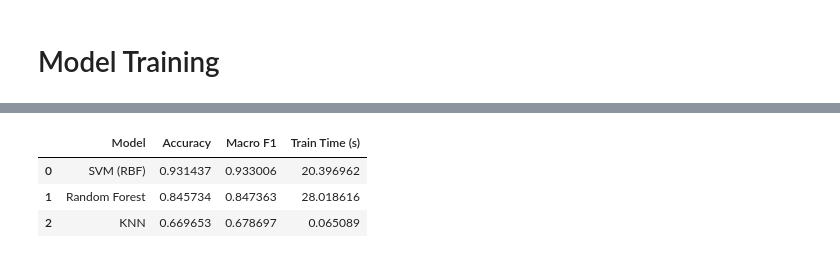
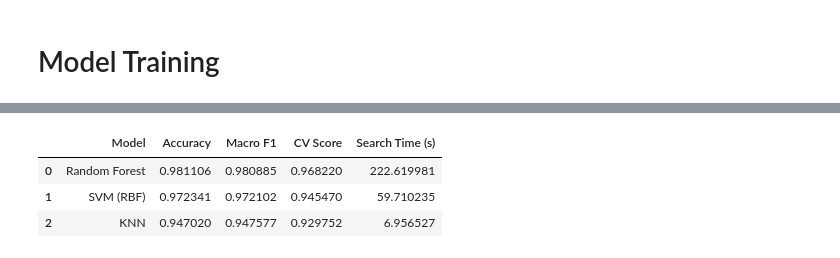
Before and after one commit to heshamyehia/Hand_Gesture_Recognition, a Jupyter notebook: hand_landmarks.ipynb, the cells around one changed output, grey strips where cells are left out. Saved outputs shown, nothing was run; the diff lists cells and outputs as text; code cells hidden in the pictures.

Commit message:
feat: add normalized preprocessing and model comparison workflow

```diff
--- a/hand_landmarks.ipynb
+++ b/hand_landmarks.ipynb
@@ -140,7 +312,7 @@ after_rows = len(proc_df)
 
 # Missing value handling: fill feature NaNs with feature-wise median
 missing_before = proc_df[feature_cols].isna().sum().sum()
-feature_medians = proc_df[feature_cols].median()
+feature_medians = proc_df[feature_cols].mean()
 proc_df[feature_cols] = proc_df[feature_cols].fillna(feature_medians)
 missing_after = proc_df[feature_cols].isna().sum().sum()
 
@@ -211,6 +383,8 @@ from sklearn.ensemble import RandomForestClassifier
 from sklearn.svm import SVC
 from sklearn.neighbors import KNeighborsClassifier
 from sklearn.metrics import accuracy_score, f1_score, classification_report
+from sklearn.experimental import enable_halving_search_cv  # noqa
+from sklearn.model_selection import HalvingRandomSearchCV
 
 # Ensure preprocessing cell has been executed
 required_vars = ["X_train_norm", "X_test_norm", "y_train", "y_test"]
@@ -220,22 +394,79 @@ if missing_vars:
         f"Run the preprocessing cell first. Missing variables: {missing_vars}"
     )
 
-# Train and compare at least 3 models
-models = {
-    "Random Forest": RandomForestClassifier(n_estimators=300, random_state=42, n_jobs=-1),
-    "SVM (RBF)": SVC(kernel="rbf", C=5, gamma="scale", random_state=42),
-    "KNN": KNeighborsClassifier(n_neighbors=7),
+# Define base models and parameter distributions for randomized search
+model_configs = {
+    "Random Forest": {
+        "model": RandomForestClassifier(random_state=42, n_jobs=-1),
+        "params": {
+            "n_estimators": [100, 200, 300],
+            "max_depth": [None, 10, 20, 30],
+            "min_samples_split": [2, 5, 10],
+            "min_samples_leaf": [1, 2, 4],
+            "max_features": ["sqrt", "log2", None]
+        }
+    },
+    "SVM (RBF)": {
+        "model": SVC(kernel="rbf", random_state=42),
+        "params": {
+            "C": [0.1, 0.5, 1, 2],
+            "gamma": ["scale", "auto", 0.001, 0.01]
+        }
+    },
+    "KNN": {
+        "model": KNeighborsClassifier(),
+        "params": {
+            "n_neighbors": [3, 5, 7, 9, 11, 15],
+            "weights": ["uniform", "distance"],
+            "metric": ["euclidean", "manhattan", "minkowski"],
+            "p": [1, 2]
+        }
+    }
 }
+
+# Run Halving Random Search for each model
+# How it works: starts with 20 candidates on a small data subset,
+# each round keeps the top 1/3 (factor=3) and trains on 3x more data,
+# so only the best ~2 candidates ever train on the full dataset.
+print("Running Halving Random Search for hyperparameter tuning...")
+print("=" * 60)
 
 results = []
 trained_models = {}
+best_params_dict = {}
 
-for model_name, model in models.items():
+for model_name, config in model_configs.items():
+    print(f"\n{model_name}:")
+    print("-" * 40)
+
     t0 = perf_counter()
-    model.fit(X_train_norm, y_train)
-    train_time = perf_counter() - t0
 
-    y_pred = model.predict(X_test_norm)
+    random_search = HalvingRandomSearchCV(
+        estimator=config["model"],
+        param_distributions=config["params"],
+        n_candidates=20,          # start with 20 candidates in round 1
+        factor=3,                 # keep top 1/3 each round, use 3x more data each round
+        cv=2,                     # 2-fold CV (fast, enough for elimination rounds)
+        scoring="accuracy",
+        aggressive_elimination=True,  # eliminate poor candidates even if data is limited
+        n_jobs=-1,
+        random_state=42,
+    )
+
+    random_search.fit(X_train_norm, y_train)
+    search_time = perf_counter() - t0
+
+    # Get best model
+    best_model = random_search.best_estimator_
+    best_params = random_search.best_params_
+    best_params_dict[model_name] = best_params
+
+    print(f"Best parameters: {best_params}")
+    print(f"Best CV score: {random_search.best_score_:.4f}")
+    print(f"Search time: {search_time:.2f}s")
+
+    # Evaluate on test set
+    y_pred = best_model.predict(X_test_norm)
     acc = accuracy_score(y_test, y_pred)
     f1 = f1_score(y_test, y_pred, average="macro")
 
@@ -244,20 +475,23 @@ for model_name, model in models.items():
             "Model": model_name,
             "Accuracy": acc,
             "Macro F1": f1,
-            "Train Time (s)": train_time,
+            "CV Score": random_search.best_score_,
+            "Search Time (s)": search_time,
         }
     )
-    trained_models[model_name] = model
+    trained_models[model_name] = best_model
 
+print("\n" + "=" * 60)
+print("\nModel comparison (with optimized hyperparameters):")
 results_df = pd.DataFrame(results).sort_values(by=["Accuracy", "Macro F1"], ascending=False)
-print("Model comparison:")
 display(results_df.reset_index(drop=True))
 
 best_model_name = results_df.iloc[0]["Model"]
 best_model = trained_models[best_model_name]
 y_best_pred = best_model.predict(X_test_norm)
 
-print(f"Best model: {best_model_name}")
+print(f"\nBest model: {best_model_name}")
+print(f"Best hyperparameters: {best_params_dict[best_model_name]}")
 print("\nClassification report (best model):")
 print(classification_report(y_test, y_best_pred))
 # %% [output]
@@ -265,4 +522,4 @@ Model comparison:
-|  | Model | Accuracy | Macro F1 | Train Time (s) |
-| 0 | SVM (RBF) | 0.931437 | 0.933006 | 20.396962 |
-| 1 | Random Forest | 0.845734 | 0.847363 | 28.018616 |
-| 2 | KNN | 0.669653 | 0.678697 | 0.065089 |
+|  | Model | Accuracy | Macro F1 | CV Score | Search Time (s) |
+| 0 | Random Forest | 0.981106 | 0.980885 | 0.968220 | 222.619981 |
+| 1 | SVM (RBF) | 0.972341 | 0.972102 | 0.945470 | 59.710235 |
+| 2 | KNN | 0.947020 | 0.947577 | 0.929752 | 6.956527 |
```
Also changed, not shown: parts of 9 cells of this notebook.
